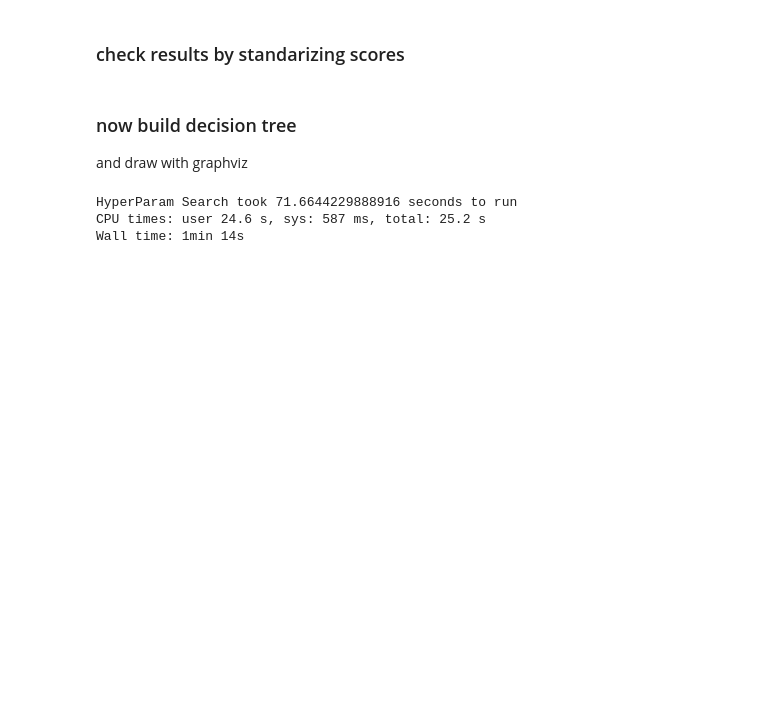
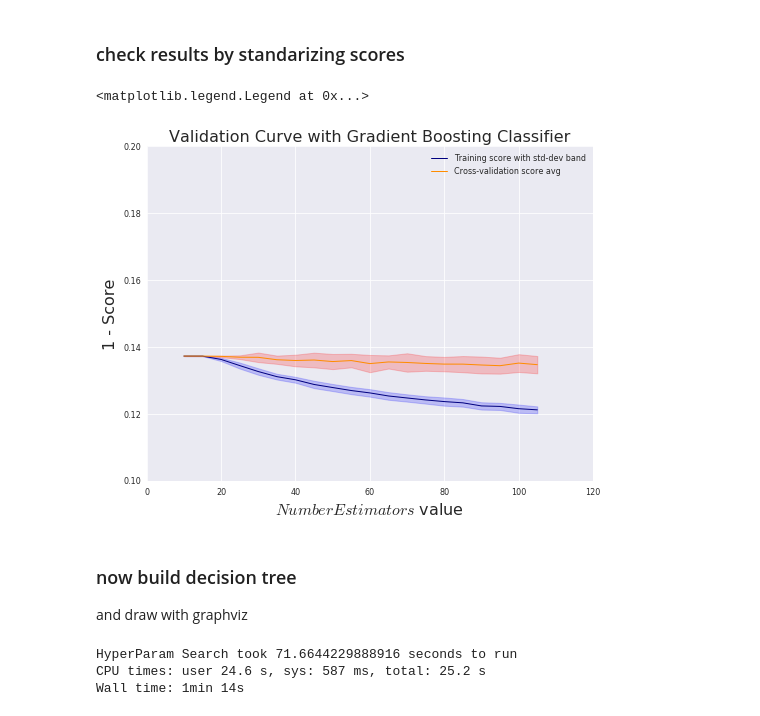
Before and after one commit to jdemonasterio/Tesis, a Jupyter notebook: mexico-scripts-ver2/mLTheory.ipynb, the cells around one changed output. Drawn from its saved outputs; the diff is of its cells as text; code cells hidden in the pictures; blank space fills up the shorter version.

Commit message:
finish experiments for gradient boosting and forets with varying depth and num trees

```diff
--- a/mexico-scripts-ver2/mLTheory.ipynb
+++ b/mexico-scripts-ver2/mLTheory.ipynb
@@ -1471,4 +1536,9 @@ if scale_cols:
 # we can't have more binary splits in a tree than the data we train with
 max_tree_depth = int(pd.np.log2(X.shape[0]))
 max_tree_depth
+
+# define our tree_depth range to compare in cross validation
+param_range = pd.np.arange(10,110,5)
+# param_range = pd.np.arange(3,max_tree_depth)
+param_range
 # %% [output]
@@ -1476,5 +1546,0 @@ max_tree_depth
-# %%
-# define our tree_depth range to compare in cross validation
-
-param_range = pd.np.arange(2,max_tree_depth)
-param_range
@@ -1578,36 +1605,49 @@ plt.style.use('seaborn-paper')
 ### check results by standarizing scores
 # %%
 reverse_scores_train = 1 - out['train_scores']
-reverse_scores_test = 1 - out['test_scores']
+reverse_scores_cv = 1 - out['cv_scores']
 
 train_scores_mean = pd.np.mean(reverse_scores_train, axis=1)
 train_scores_std = pd.np.std(reverse_scores_train, axis=1)
-test_scores_mean = pd.np.mean(reverse_scores_test, axis=1)
-test_scores_std = pd.np.std(reverse_scores_test, axis=1)
+cv_scores_mean = pd.np.mean(reverse_scores_cv, axis=1)
+cv_scores_std = pd.np.std(reverse_scores_cv, axis=1)
 # %%
 fig, ax = plt.subplots(figsize=(8, 6))
-plt.title("Validation Curve with Random Forest Classifier")
-plt.xlabel("$Max Depth$ value".format())
-plt.ylabel("1 - Score")
-plt.ylim(0.0, 0.5)
+
+fontdict_tit = {'fontsize':16,
+           'fontweight':20}
+
+fontdict_lab = fontdict_tit
+fontdict_lab['fontsize'] = 13
+
+plt.title("Validation Curve with Gradient Boosting Classifier",
+         fontdict = fontdict)
+plt.xlabel("$Number Estimators$ value".format(),
+          fontdict = fontdict)
+plt.ylabel("1 - Score",
+          fontdict = fontdict)
+plt.ylim(0.1, 0.2)
 
 lw = 1
 
 plt.plot(param_range, train_scores_mean, label="Training score with std-dev band",
              color="navy", lw=lw)
 
 plt.fill_between(param_range, train_scores_mean - train_scores_std,
                  train_scores_mean + train_scores_std, alpha=0.2,
                  color="blue", lw=lw)
 
-plt.plot(param_range, test_scores_mean, label="Cross-validation score avg",
+plt.plot(param_range, cv_scores_mean, label="Cross-validation score avg",
              color="darkorange", lw=lw)
 
-plt.fill_between(param_range, test_scores_mean - test_scores_std,
-                 test_scores_mean + test_scores_std, alpha=0.2,
+plt.fill_between(param_range, cv_scores_mean - cv_scores_std,
+                 cv_scores_mean + cv_scores_std, alpha=0.2,
                  color="red", lw=lw)
 
 plt.legend(loc="best")
+# %% [output]
+<matplotlib.legend.Legend at 0x...>
+[figure, added]
 # %% [markdown]
 ### now build decision tree
 and draw with graphviz
```
Also changed, not shown: parts of 11 cells of this notebook.
